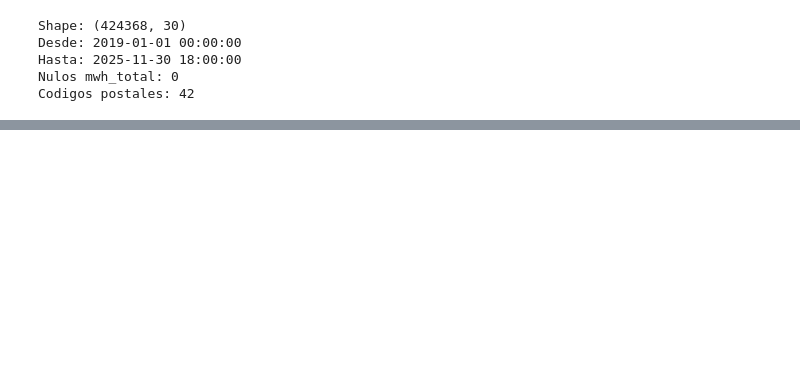
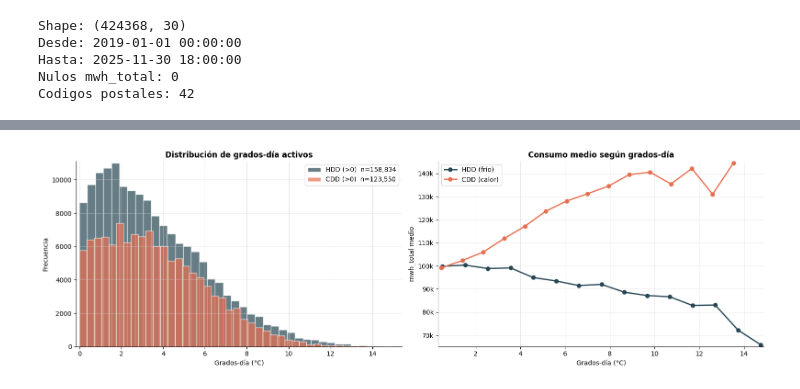
Before and after one commit to sebasposcor-del/TFM, a Jupyter notebook: notebooks/04_feature_engineering.ipynb, the cells around one changed output, grey strips where cells are left out. Cells and saved outputs as stored; diff of their text form; code cells hidden in the pictures; blank space fills up the shorter version.

```diff
--- a/notebooks/04_feature_engineering.ipynb
+++ b/notebooks/04_feature_engineering.ipynb
@@ -92,0 +369,17 @@ Codigos postales: 42
+# %%
+df = df.with_columns([
+    pl.when(pl.col('temp_mean').is_null()).then(pl.lit(None).cast(pl.Float64))
+      .when(15 - pl.col('temp_mean') > 0).then(15 - pl.col('temp_mean'))
+      .otherwise(0.0).alias('HDD'),
+    pl.when(pl.col('temp_mean').is_null()).then(pl.lit(None).cast(pl.Float64))
+      .when(pl.col('temp_mean') - 22 > 0).then(pl.col('temp_mean') - 22)
+      .otherwise(0.0).alias('CDD'),
+    pl.col('lst_celsius').is_null().cast(pl.Int8).alias('lst_nublado'),
+    (pl.col('precipitacion_sum') > 0).cast(pl.Int8).alias('precipitacion_llueve'),
+])
+
+print(df.select(['temp_mean', 'HDD', 'CDD', 'lst_celsius', 'lst_nublado',
+                 'precipitacion_sum', 'precipitacion_llueve']).head(8))
+
+print(f"\nlst_nublado = 1:          {df['lst_nublado'].sum():>8,}  ({df['lst_nublado'].mean()*100:.1f}%)")
+print(f"precipitacion_llueve = 1: {df['precipitacion_llueve'].sum():>8,}  ({df['precipitacion_llueve'].mean()*100:.1f}%)")
@@ -92,0 +406,26 @@ Codigos postales: 42
+# %%
+fig, axes = plt.subplots(1, 2, figsize=(16, 5))
+
+# Distribución de grados-día (solo valores activos > 0)
+hdd = df.filter(pl.col('HDD') > 0)['HDD'].to_numpy()
+cdd = df.filter(pl.col('CDD') > 0)['CDD'].to_numpy()
+axes[0].hist(hdd, bins=40, color=C1, alpha=0.7, label=f'HDD (>0)  n={len(hdd):,}', edgecolor='white')
+axes[0].hist(cdd, bins=40, color=C5, alpha=0.7, label=f'CDD (>0)  n={len(cdd):,}', edgecolor='white')
+axes[0].set_title('Distribución de grados-día activos', fontweight='bold')
+axes[0].set_xlabel('Grados-día (°C)'); axes[0].set_ylabel('Frecuencia'); axes[0].legend()
+
+# Relación con el consumo
+d = df.select(['HDD', 'CDD', 'mwh_total']).to_pandas()
+for col, color, lab in [('HDD', C1, 'HDD (frío)'), ('CDD', C5, 'CDD (calor)')]:
+    sub = d[d[col] > 0].copy()
+    sub['bin'] = pd.cut(sub[col], bins=15)
+    g = sub.groupby('bin', observed=True)['mwh_total'].mean().reset_index()
+    g['centro'] = g['bin'].apply(lambda x: x.mid)
+    axes[1].plot(g['centro'], g['mwh_total'], marker='o', color=color, linewidth=2, label=lab)
+axes[1].set_title('Consumo medio según grados-día', fontweight='bold')
+axes[1].set_xlabel('Grados-día (°C)'); axes[1].set_ylabel('mwh_total medio')
+axes[1].yaxis.set_major_formatter(plt.FuncFormatter(lambda v, _: f'{v/1000:.0f}k'))
+axes[1].legend()
+plt.tight_layout(); plt.show()
+# %% [output]
+[figure, added]
```
Also changed, not shown: parts of 36 cells of this notebook, 3 other files.
